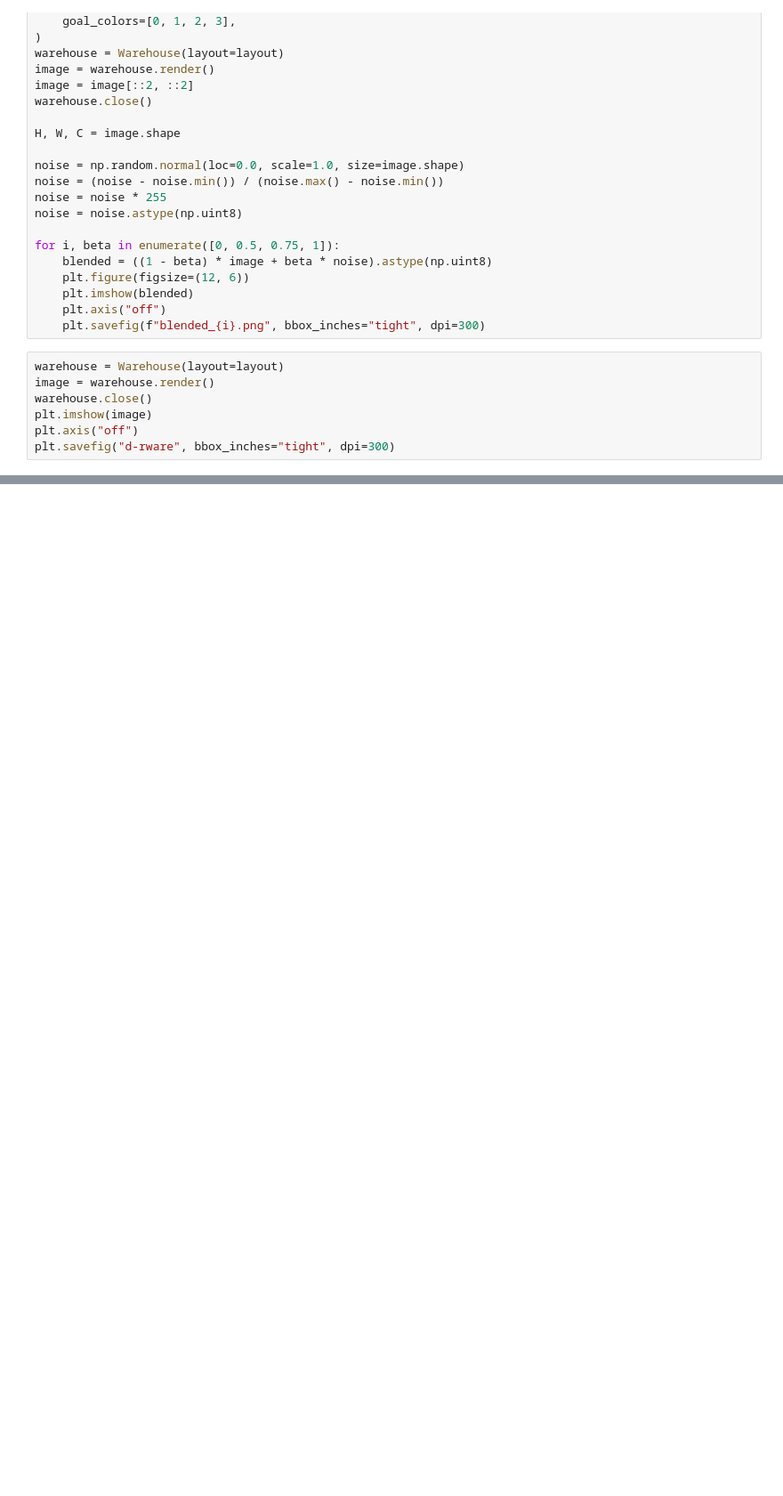
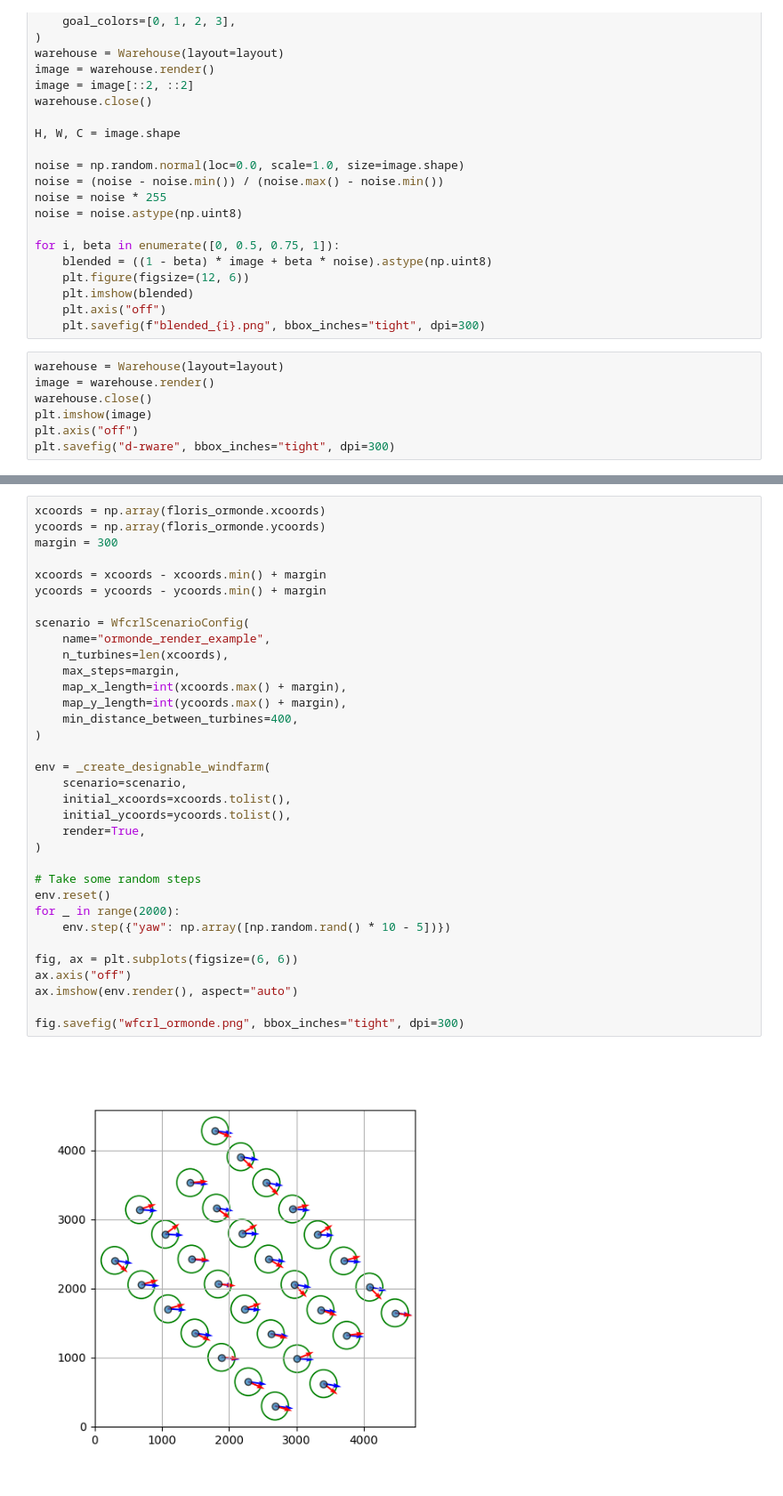
Before and after one commit to MarkHaoxiang/diffusion-co-design, a Jupyter notebook: notebooks/figures.ipynb, the cells around one changed output, grey strips where cells are left out. Shown: that part at 89% size. Saved outputs shown, nothing was run; the diff lists cells and outputs as text; blank space fills up the shorter version.

```diff
--- a/notebooks/figures.ipynb
+++ b/notebooks/figures.ipynb
@@ -130,3 +132,39 @@ xt_constr = (xt_constr + 1) / 2 * (scenario.size - 1)
 xt_constr = np.round(xt_constr)
 fig, ax = plot_points(xt_constr, scenario=scenario)
 fig.savefig("pug_t_constr.png", bbox_inches="tight", dpi=300)
+# %%
+xcoords = np.array(floris_ormonde.xcoords)
+ycoords = np.array(floris_ormonde.ycoords)
+margin = 300
+
+xcoords = xcoords - xcoords.min() + margin
+ycoords = ycoords - ycoords.min() + margin
+
+scenario = WfcrlScenarioConfig(
+    name="ormonde_render_example",
+    n_turbines=len(xcoords),
+    max_steps=margin,
+    map_x_length=int(xcoords.max() + margin),
+    map_y_length=int(ycoords.max() + margin),
+    min_distance_between_turbines=400,
+)
+
+env = _create_designable_windfarm(
+    scenario=scenario,
+    initial_xcoords=xcoords.tolist(),
+    initial_ycoords=ycoords.tolist(),
+    render=True,
+)
+
+# Take some random steps
+env.reset()
+for _ in range(2000):
+    env.step({"yaw": np.array([np.random.rand() * 10 - 5])})
+
+fig, ax = plt.subplots(figsize=(6, 6))
+ax.axis("off")
+ax.imshow(env.render(), aspect="auto")
+
+fig.savefig("wfcrl_ormonde.png", bbox_inches="tight", dpi=300)
+# %% [output]
+[figure, added]
```
Also changed, not shown: parts of 3 cells of this notebook, 28 other files.
